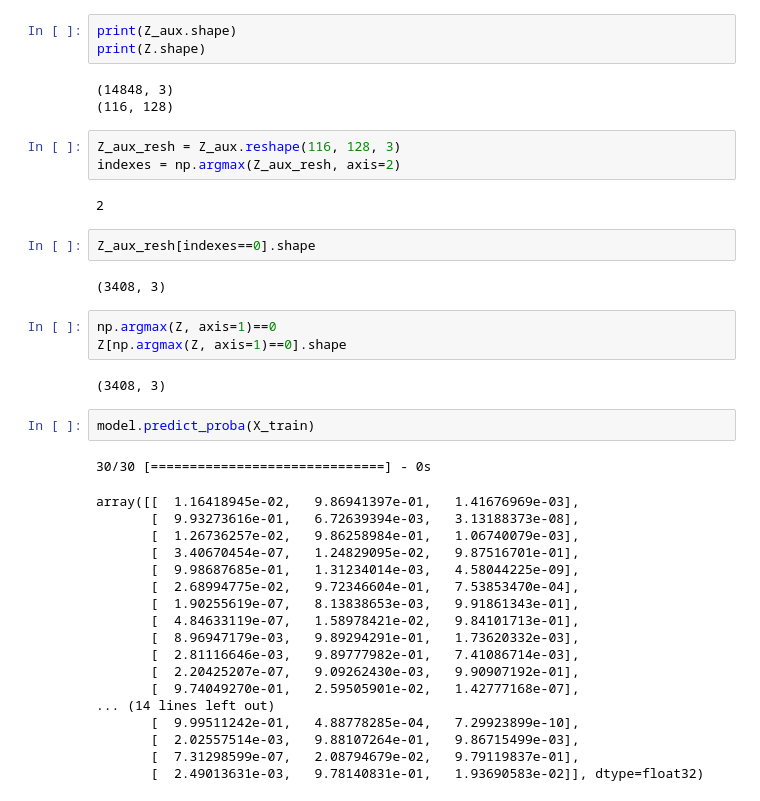
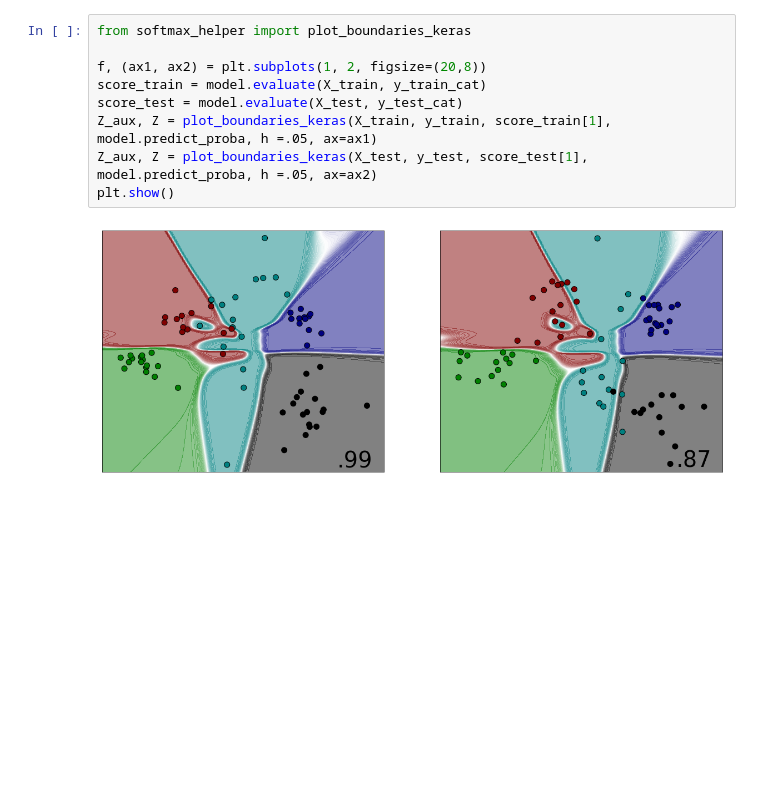
Before and after one commit to jganzabal/MLP-chips-dataset, a Jupyter notebook: softmax_example.ipynb, the cells around one changed output. Drawn from its saved outputs; the diff is of its cells as text; blank space fills up the shorter version.

```diff
--- a/softmax_example.ipynb
+++ b/softmax_example.ipynb
@@ -216,41 +85,11 @@ np.argmax(model.predict_proba(X_train), axis = 1).shape
-# %%
-print(Z_aux.shape)
-print(Z.shape)
-# %% [output]
-(14848, 3)
-(116, 128)
-# %%
-Z_aux_resh = Z_aux.reshape(116, 128, 3)
-indexes = np.argmax(Z_aux_resh, axis=2)
-# %% [output]
-2
-# %%
-Z_aux_resh[indexes==0].shape
-# %% [output]
-(3408, 3)
-# %%
-np.argmax(Z, axis=1)==0
-Z[np.argmax(Z, axis=1)==0].shape
-# %% [output]
-(3408, 3)
-# %%
-model.predict_proba(X_train)
-# %% [output]
-30/30 [==============================] - 0s
-array([[  1.16418945e-02,   9.86941397e-01,   1.41676969e-03],
-       [  9.93273616e-01,   6.72639394e-03,   3.13188373e-08],
-       [  1.26736257e-02,   9.86258984e-01,   1.06740079e-03],
-       [  3.40670454e-07,   1.24829095e-02,   9.87516701e-01],
-       [  9.98687685e-01,   1.31234014e-03,   4.58044225e-09],
-       [  2.68994775e-02,   9.72346604e-01,   7.53853470e-04],
-       [  1.90255619e-07,   8.13838653e-03,   9.91861343e-01],
-       [  4.84633119e-07,   1.58978421e-02,   9.84101713e-01],
-       [  8.96947179e-03,   9.89294291e-01,   1.73620332e-03],
-       [  2.81116646e-03,   9.89777982e-01,   7.41086714e-03],
-       [  2.20425207e-07,   9.09262430e-03,   9.90907192e-01],
-       [  9.74049270e-01,   2.59505901e-02,   1.42777168e-07],
-... (14 lines left out)
-       [  9.99511242e-01,   4.88778285e-04,   7.29923899e-10],
-       [  2.02557514e-03,   9.88107264e-01,   9.86715499e-03],
-       [  7.31298599e-07,   2.08794679e-02,   9.79119837e-01],
-       [  2.49013631e-03,   9.78140831e-01,   1.93690583e-02]], dtype=float32)
+# %%
+from softmax_helper import plot_boundaries_keras
+
+f, (ax1, ax2) = plt.subplots(1, 2, figsize=(20,8))
+score_train = model.evaluate(X_train, y_train_cat)
+score_test = model.evaluate(X_test, y_test_cat)
+Z_aux, Z = plot_boundaries_keras(X_train, y_train, score_train[1], model.predict_proba, h =.05, ax=ax1)
+Z_aux, Z = plot_boundaries_keras(X_test, y_test, score_test[1], model.predict_proba, h =.05, ax=ax2)
+plt.show()
+# %% [output]
+[figure, added]
```
Also changed, not shown: parts of 16 cells of this notebook, 1 other file.
